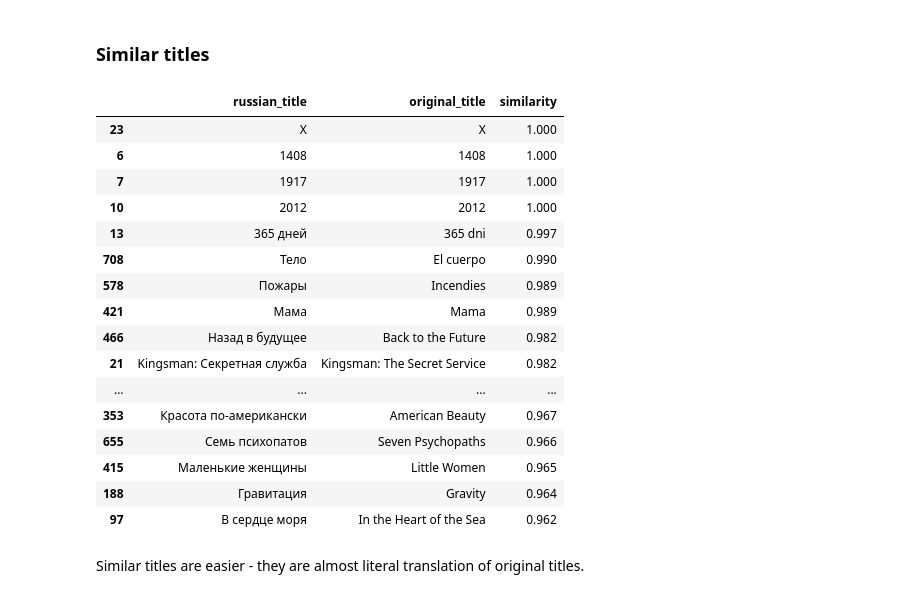
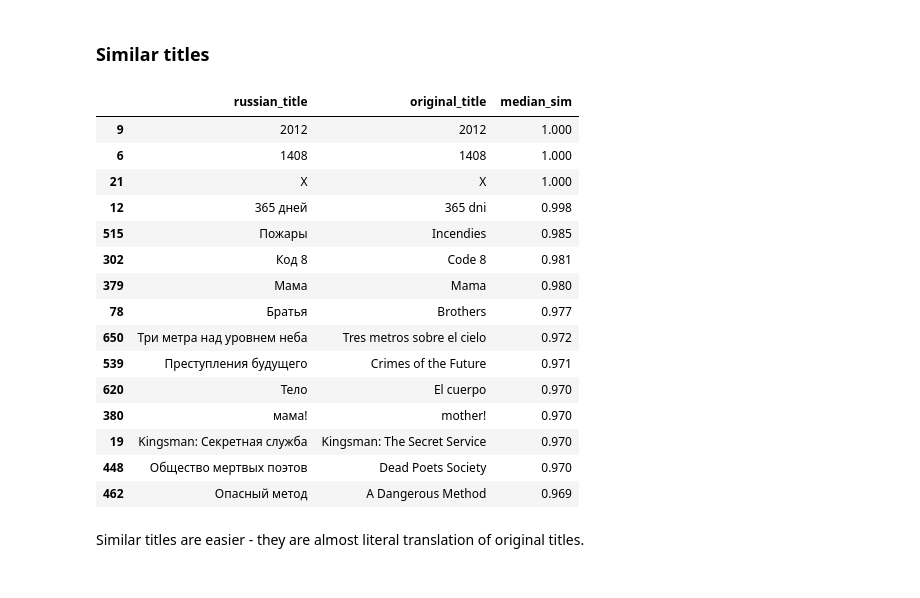
Before and after one commit to Extremesarova/shows_analysis, a Jupyter notebook: analysis/movie_title_translation.ipynb, the cells around one changed output. Cells and saved outputs as stored; diff of their text form; code cells hidden in the pictures.

```diff
--- a/analysis/movie_title_translation.ipynb
+++ b/analysis/movie_title_translation.ipynb
@@ -32,4 +60,4 @@ From the whole dataset with information about films we'll just read the next col
 # %%
-movie_df = pd.read_parquet("../data/movies.parquet", columns=["id", "russian_title", "original_title"])
+movie_df = pd.read_parquet("../data/movie_titles.parquet")
 movie_df.shape
 # %% [output]
@@ -140,3 +168,6 @@ There are no duplicates in the dataset - nothing to do here
+# %%
+movie_df.drop_duplicates(inplace=True)
+assert movie_df.drop_duplicates().shape == movie_df.shape
 # %% [markdown]
 ### Checking for missing values
 # %%
@@ -325,10 +355,10 @@ LaBSE
 They seem to work fine, but their results vary. So what if we calculate average similarity between all the models.
 Can this approach give us better overall performance?
 # %%
-similarity_df.drop("similarity", axis=1, inplace=True, errors='ignore')
+similarity_df.drop("similarity", axis=1, inplace=True, errors="ignore")
 for model_name, similarity_col in similarities.items():
     similarity_df[model_name] = similarity_col
 
-similarity_df["avg_sim"] = similarity_df[similarities.keys()].mean(axis=1)
+similarity_df.insert(2, "median_sim", similarity_df[similarities.keys()].median(axis=1))
 # %%
 with pd.option_context("display.max_rows", None, "display.max_columns", None):
@@ -377,3 +404,0 @@ with pd.option_context("display.max_rows", None, "display.max_columns", None):
-# %%
-similarity_df = get_similarity_dataframe(model, russian_titles, original_titles)
-similarity_df.head()
@@ -443,25 +457,24 @@ Examples:
 ### Similar titles
 # %%
 with pd.option_context("display.max_rows", None, "display.max_columns", None):
-    display(similarity_df.sort_values(by="similarity", ascending=False).iloc[:30])
+    display(similarity_df.iloc[:, :3].sort_values(by="median_sim", ascending=False).iloc[:15])
 # %% [output]
-|  | russian_title | original_title | similarity |
-| 23 | X | X | 1.000 |
+|  | russian_title | original_title | median_sim |
+| 9 | 2012 | 2012 | 1.000 |
 | 6 | 1408 | 1408 | 1.000 |
-| 7 | 1917 | 1917 | 1.000 |
-| 10 | 2012 | 2012 | 1.000 |
-| 13 | 365 дней | 365 dni | 0.997 |
-| 708 | Тело | El cuerpo | 0.990 |
-| 578 | Пожары | Incendies | 0.989 |
-| 421 | Мама | Mama | 0.989 |
-| 466 | Назад в будущее | Back to the Future | 0.982 |
-| 21 | Kingsman: Секретная служба | Kingsman: The Secret Service | 0.982 |
-| ... | ... | ... | ... |
-| 353 | Красота по-американски | American Beauty | 0.967 |
-| 655 | Семь психопатов | Seven Psychopaths | 0.966 |
-| 415 | Маленькие женщины | Little Women | 0.965 |
-| 188 | Гравитация | Gravity | 0.964 |
-| 97 | В сердце моря | In the Heart of the Sea | 0.962 |
+| 21 | X | X | 1.000 |
+| 12 | 365 дней | 365 dni | 0.998 |
+| 515 | Пожары | Incendies | 0.985 |
+| 302 | Код 8 | Code 8 | 0.981 |
+| 379 | Мама | Mama | 0.980 |
+| 78 | Братья | Brothers | 0.977 |
+| 650 | Три метра над уровнем неба | Tres metros sobre el cielo | 0.972 |
+| 539 | Преступления будущего | Crimes of the Future | 0.971 |
+| 620 | Тело | El cuerpo | 0.970 |
+| 380 | мама! | mother! | 0.970 |
+| 19 | Kingsman: Секретная служба | Kingsman: The Secret Service | 0.970 |
+| 448 | Общество мертвых поэтов | Dead Poets Society | 0.970 |
+| 462 | Опасный метод | A Dangerous Method | 0.969 |
 # %% [markdown]
 Similar titles are easier - they are almost literal translation of original titles.
 # %% [markdown]
```
Also changed, not shown: parts of 28 cells of this notebook.
